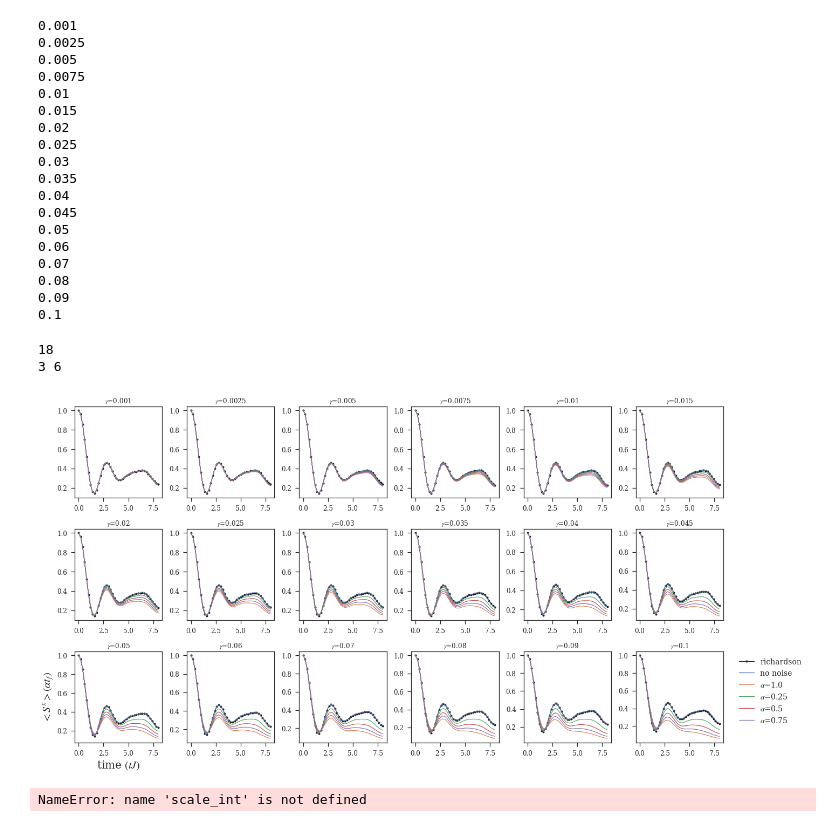
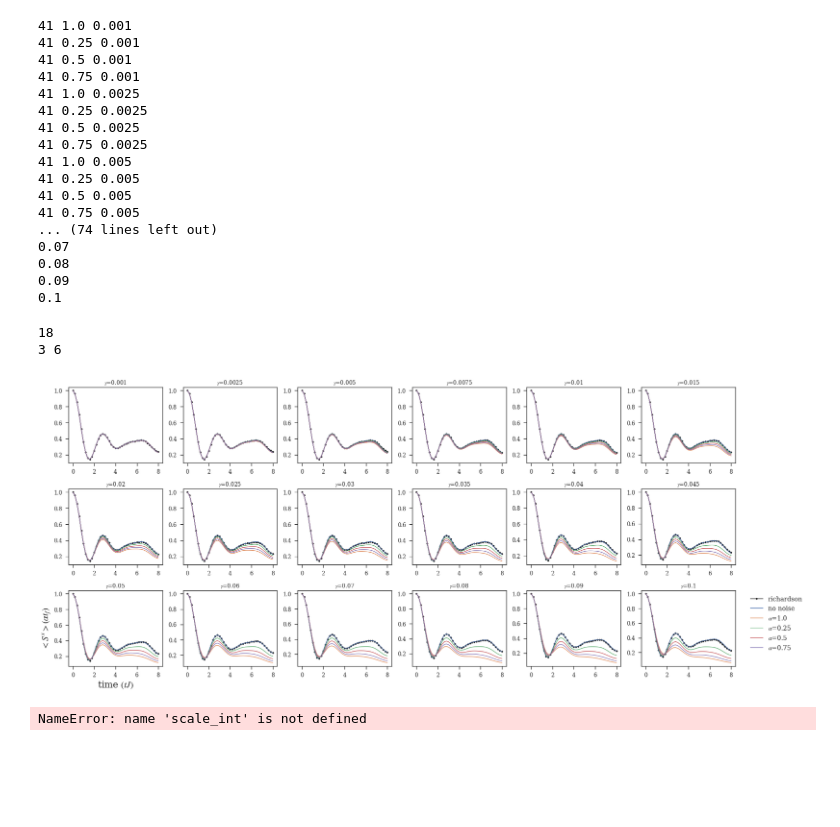
Before and after one commit to y-javanmard/Tensor_Networks_Simulations, a Jupyter notebook: jupyter-notebooks/ZNE-analyse.ipynb, the cells around one changed output. Saved outputs shown, nothing was run; the diff lists cells and outputs as text; code cells hidden in the pictures; blank space fills up the shorter version.

```diff
--- a/jupyter-notebooks/ZNE-analyse.ipynb
+++ b/jupyter-notebooks/ZNE-analyse.ipynb
@@ -49,7 +49,8 @@ def polyexp():
 from lmfit import Model
 # %%
 path=Path(os.getcwd()).parent
-path = Path("/home/younes/Documents/repos/tensor_networks_Hannover/data/data_1st_set/")
+path_bf = Path("/home/younes/Documents/repos/tensor_networks_Hannover/data/data_bit_flip/")
+path_dep = Path("/home/younes/Documents/repos/tensor_networks_Hannover/data/data_depolarizing")
 # %%
 model = "TFIChain"
 dt = 0.005
@@ -58,11 +59,17 @@ scale = 1
 total_steps = int(t_f/(scale*dt))
 L = 20
 chi_max = 100
+path = path_bf
 #cPickle_off = open(Path('data_L10_chi32')/f'mxs_{model}_L-{L}_chi-{chi_max}_scale-{1}_gamma-{0}.pickle', "rb")
 cPickle_off = open(path/f'subdata_TFIChain_{L}_{chi_max}'/f'mxs_scale-{1.0}_gamma-{0.0}.pickle', "rb")
 dta = cPickle.load(cPickle_off)
-data_0 = dta
-data_0
+data_mx0 = dta
+
+cPickle_off = open(path/f'subdata_TFIChain_{L}_{chi_max}'/f'mzs_scale-{1.0}_gamma-{0.0}.pickle', "rb")
+dta = cPickle.load(cPickle_off)
+data_mz0 = dta
+
+data_mx0
 
 ts0 = 0.2*np.arange(0, len(dta))
 
@@ -110,7 +117,7 @@ for i, gamma in enumerate(gamma_list):
         mx_in[f"gamma={gamma}_scale={scale}"] = cPickle.load(cPickle_off)
         cPickle_off = open(path/f'subdata_TFIChain_{L}_{chi_max}'/f'mzs_scale-{scale}_gamma-{gamma}.pickle', "rb")
         mz_in[f"gamma={gamma}_scale={scale}"] = cPickle.load(cPickle_off)
-        #print(len(mx_in[f"gamma={gamma}_scale={scale}"]), scale, gamma)
+        print(len(mx_in[f"gamma={gamma}_scale={scale}"]), scale, gamma)
         cPickle_off = open(path/f'subdata_TFIChain_{L}_{chi_max}'/f'ts_scale-{scale}_gamma-{gamma}.pickle', "rb")
         ts[f"ts_gamma{gamma}_scale{scale}"] = np.array(cPickle.load(cPickle_off))
         tss[f"ts_gamma{gamma}_scale{scale}"] = ts[f"ts_gamma{gamma}_scale{scale}"]/scale
@@ -131,20 +138,19 @@ for gamma in gamma_list:
             yout_richadson_mz[f"{gamma}"].append(richardson(data_richardson_mz[f"gamma_{gamma}_{i}"], scale_list))
             #print(yout_richadson[f"{gamma}"][-1])
 # %% [output]
-0.001
-0.0025
-0.005
-0.0075
-0.01
-0.015
-0.02
-0.025
-0.03
-0.035
-0.04
-0.045
-0.05
-0.06
+41 1.0 0.001
+41 0.25 0.001
+41 0.5 0.001
+41 0.75 0.001
+41 1.0 0.0025
+41 0.25 0.0025
+41 0.5 0.0025
+41 0.75 0.0025
+41 1.0 0.005
+41 0.25 0.005
+41 0.5 0.005
+41 0.75 0.005
+... (74 lines left out)
 0.07
 0.08
 0.09
@@ -164,7 +170,7 @@ nrows = 3
 ncols = int(len(gamma_list)/nrows)#+1
 print(nrows, ncols)
 
-fig, ax = plt.subplots(nrows=nrows, ncols=ncols, figsize=(20,10), constrained_layout=True)
+fig, ax = plt.subplots(nrows=nrows, ncols=ncols, figsize=(24,10), constrained_layout=True)
 m=0
 for i, gamma in enumerate(gamma_list):
     g = True
@@ -176,36 +182,37 @@ for i, gamma in enumerate(gamma_list):
 
         if g:
             ax[m][n].plot(np.array(tss[f"ts_gamma{gamma}_scale{scale}"]),yout_richadson_mx[f"{gamma}"], marker="o", ms=3, color = "k",label="richardson" )
             #ax[m][n].plot(np.array(tss[f"ts_gamma{gamma}_scale{scale}"]),yout_richadson_mz[f"{gamma}"], marker="o", ms=3, color = "k",label="richardson" )
-            ax[m][n].plot(ts0, data_0, label="no noise")
+            ax[m][n].plot(ts0, data_mx0, label="no noise")
+            #ax[m][n].plot(ts0, data_mz0, label="no noise")
             ax[m][n].set_title(fr"$\gamma$={gamma}")
             ax[m][n].tick_params(axis='both', which='major', labelsize=12)
             ax[m][n].tick_params(axis='both', which='minor', labelsize=8)
 
             g=False
         ax[m][n].plot(np.array(tss[f"ts_gamma{gamma}_scale{scale}"]), np.array(mx_in[f"gamma={gamma}_scale={scale}"]), marker = "", ms=1, label=fr"$\alpha$={scale}")
         #ax[m][n].plot(np.array(tss[f"ts_gamma{gamma}_scale{scale}"]), np.array(mz_in[f"gamma={gamma}_scale={scale}"]), marker = "", ms=1, label=fr"$\alpha$={scale}")
         ax[m][n].set_title(fr"$\gamma$={gamma}")
         #ax[m][n].set_ylim(0.2,1)
         if n!=0:
             pass
             #ax[m][n].axes.yaxis.set_visible(False)
         if m != 2:
             #ax[m][n].axes.xaxis.set_visible(False)
             pass
 #for i in range(6):
 #    ax[2][i].set_xticks(range(0,9,2))
 
 ax[2][0].set_xlabel(fr"time $(tJ)$", fontsize=20)
 ax[2][0].set_ylabel(fr"$<S^x>(\alpha t_{{f}})$", fontsize=20)
 
 plt.legend(bbox_to_anchor=[1.1, 1],ncol=1, frameon=False, fontsize=14)
 plt.tight_layout()
-plt.savefig(f"plot_{L}_chi_{chi_max}.pdf")
+plt.savefig(f"plot_bitflip_sx_{L}_chi_{chi_max}.pdf")
 # %% [output]
 18
 3 6
-[figure, old version]
+[figure, new version]
 # %%
 def jpp(a, b):
     a = np.asarray(a)
```
Also changed, not shown: parts of 2 cells of this notebook.
